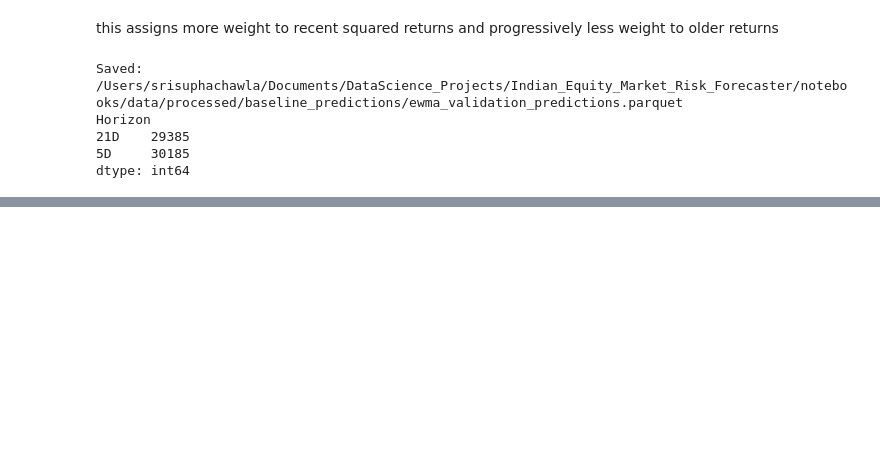
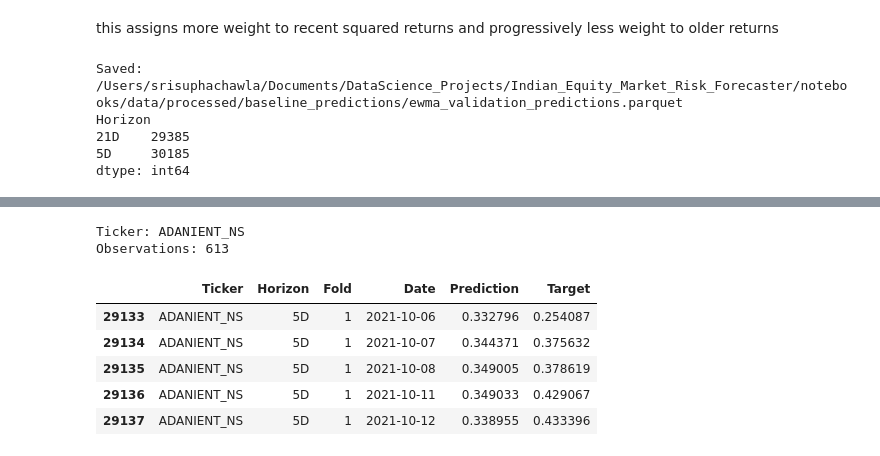
Before and after one commit to Srisupha29/DataScience_Projects, a Jupyter notebook: Indian_Equity_Market_Risk_Forecaster/notebooks/02_Volatility_Targets.ipynb, the cells around one changed output, grey strips where cells are left out. Saved outputs shown, nothing was run; the diff lists cells and outputs as text; code cells hidden in the pictures; blank space fills up the shorter version.

```diff
--- a/Indian_Equity_Market_Risk_Forecaster/notebooks/02_Volatility_Targets.ipynb
+++ b/Indian_Equity_Market_Risk_Forecaster/notebooks/02_Volatility_Targets.ipynb
@@ -1520,0 +1674,20 @@ dtype: int64
+# %%
+sample_ticker = har_validation["Ticker"].iloc[0]
+
+sample = har_validation[
+    (har_validation["Ticker"] == sample_ticker)
+    & (har_validation["Horizon"] == "5D")
+].sort_values("Date")
+
+print("Ticker:", sample_ticker)
+print("Observations:", len(sample))
+display(sample.head())
+# %% [output]
+Ticker: ADANIENT_NS
+Observations: 613
+|  | Ticker | Horizon | Fold | Date | Prediction | Target |
+| 29133 | ADANIENT_NS | 5D | 1 | 2021-10-06 | 0.332796 | 0.254087 |
+| 29134 | ADANIENT_NS | 5D | 1 | 2021-10-07 | 0.344371 | 0.375632 |
+| 29135 | ADANIENT_NS | 5D | 1 | 2021-10-08 | 0.349005 | 0.378619 |
+| 29136 | ADANIENT_NS | 5D | 1 | 2021-10-11 | 0.349033 | 0.429067 |
+| 29137 | ADANIENT_NS | 5D | 1 | 2021-10-12 | 0.338955 | 0.433396 |
```
Also changed, not shown: parts of 12 cells of this notebook.
